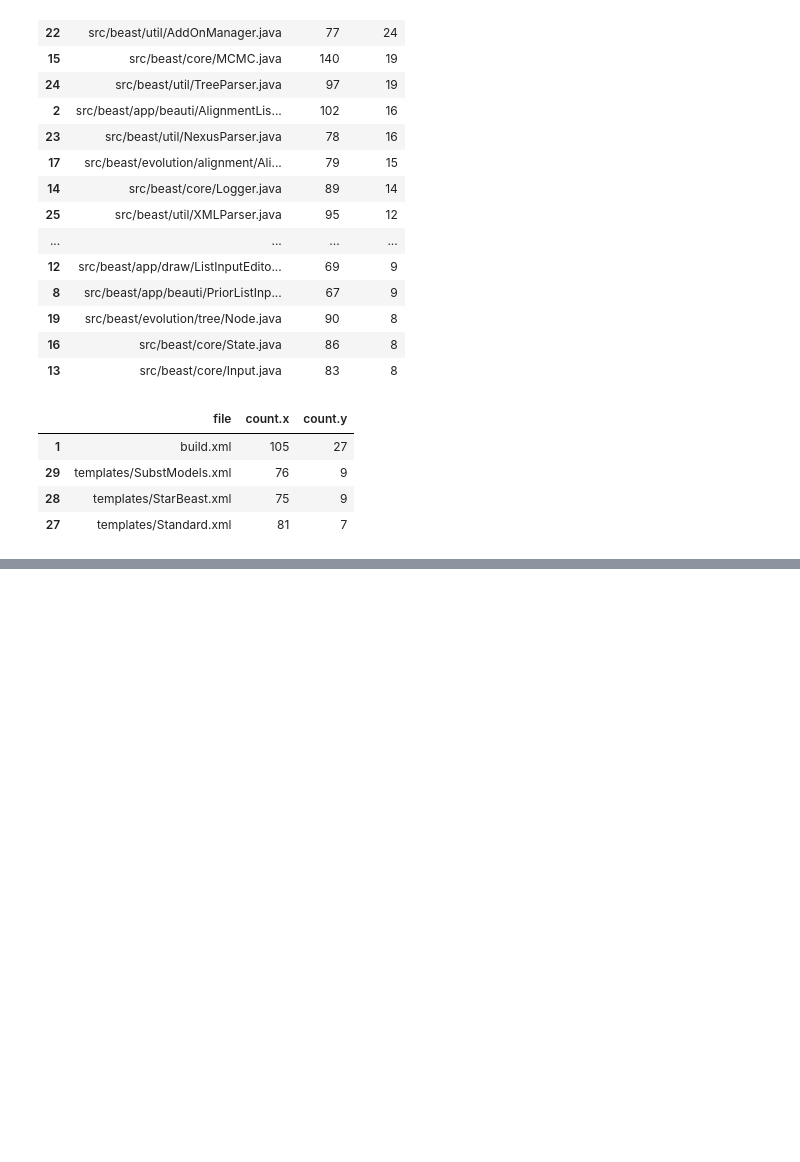
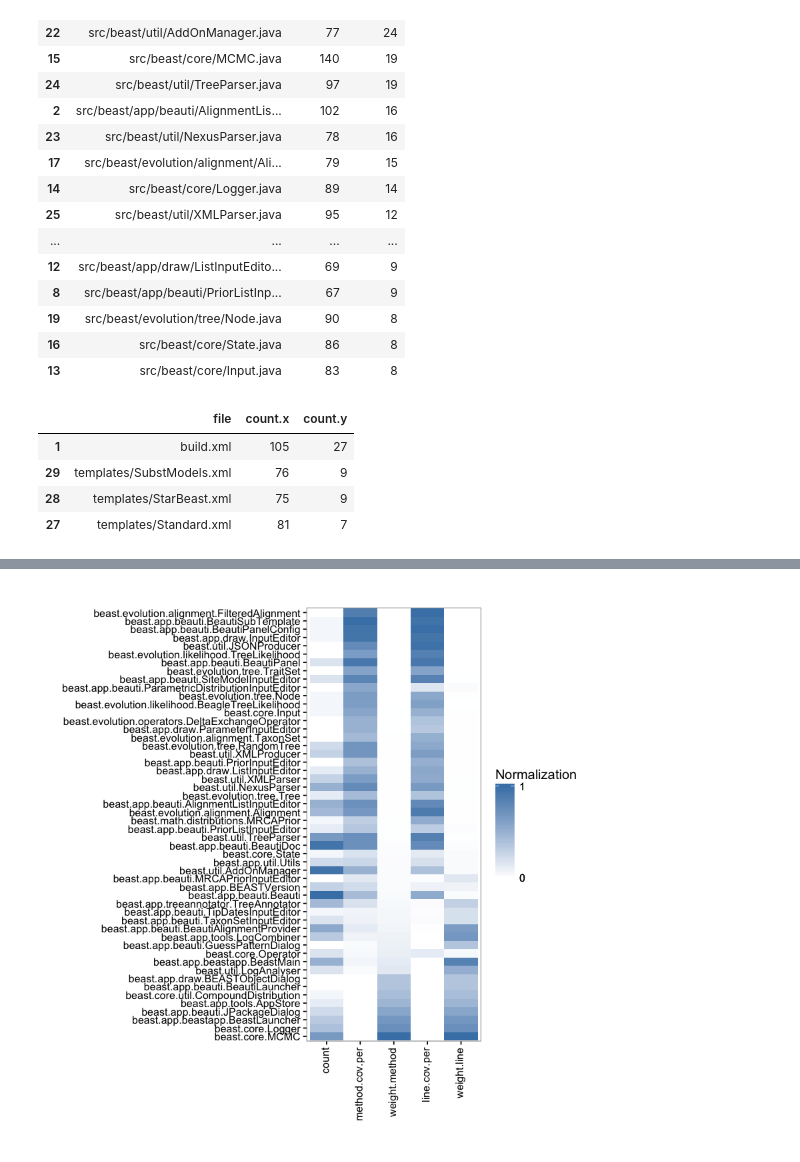
Before and after one commit to CompEvol/beast2report, a Jupyter notebook: report.ipynb, the cells around one changed output, grey strips where cells are left out. Saved outputs shown, nothing was run; the diff lists cells and outputs as text; code cells hidden in the pictures; blank space fills up the shorter version.

Commit message:
add new report of issue / code coverage

```diff
--- a/report.ipynb
+++ b/report.ipynb
@@ -255,0 +327,11 @@ class.merge[!grepl(".java", class.merge$file),]
+# %%
+code.coverage$class <- paste(code.coverage$package, code.coverage$class, sep=".")
+#code.coverage[1:10,]
+issue$class <- gsub("/", ".", issue$file)
+issue$class <- gsub("src\\.(.*)\\.java", "\\1", issue$class)
+#issue[1:10,]
+# %%
+isu.cc.merge <- merge(issue, code.coverage, by="class")
+isu.cc.merge <- isu.cc.merge[order(isu.cc.merge$method.cov.per,
+                                   isu.cc.merge$line.cov.per),]
+isu.cc.merge[1:20,c("class","count","method.cov.per","line.cov.per")]
@@ -255,0 +356,12 @@ class.merge[!grepl(".java", class.merge$file),]
+# %%
+# round anything smaller than 1% to 1%
+zero <- 1
+isu.cc.merge[isu.cc.merge$method.cov.per < 1, "method.cov.per"] <- zero
+isu.cc.merge[isu.cc.merge$line.cov.per < 1, "line.cov.per"] <- zero
+# log code coverage
+isu.cc.merge$weight.method <- isu.cc.merge$count / isu.cc.merge$method.cov.per
+isu.cc.merge$weight.line <- isu.cc.merge$count / isu.cc.merge$line.cov.per
+isu.cc.merge <- isu.cc.merge[order(isu.cc.merge$weight.method,
+                                   isu.cc.merge$weight.line, decreasing = T),]
+isu.cc.merge[1:20,c("class","count","method.cov.per","weight.method",
+                    "line.cov.per","weight.line")]
@@ -255,0 +390,7 @@ class.merge[!grepl(".java", class.merge$file),]
+# %%
+isu.cc.merge <- isu.cc.merge[,c("class","count","method.cov.per","weight.method",
+                    "line.cov.per","weight.line")]
+# normalize for heatmap
+isu.cc.normed <- as.data.frame(lapply(isu.cc.merge[,-1], normalize))
+isu.cc.normed$class <- isu.cc.merge$class
+isu.cc.normed[1:10,]
@@ -255,0 +409,5 @@ class.merge[!grepl(".java", class.merge$file),]
+# %%
+ggHeatmap(isu.cc.normed, melt.id="class", legend.title="Normalization",
+          title="", verbose=F)
+# %% [output]
+[figure, added]
```
Also changed, not shown: parts of 15 cells of this notebook, 1 other file.
